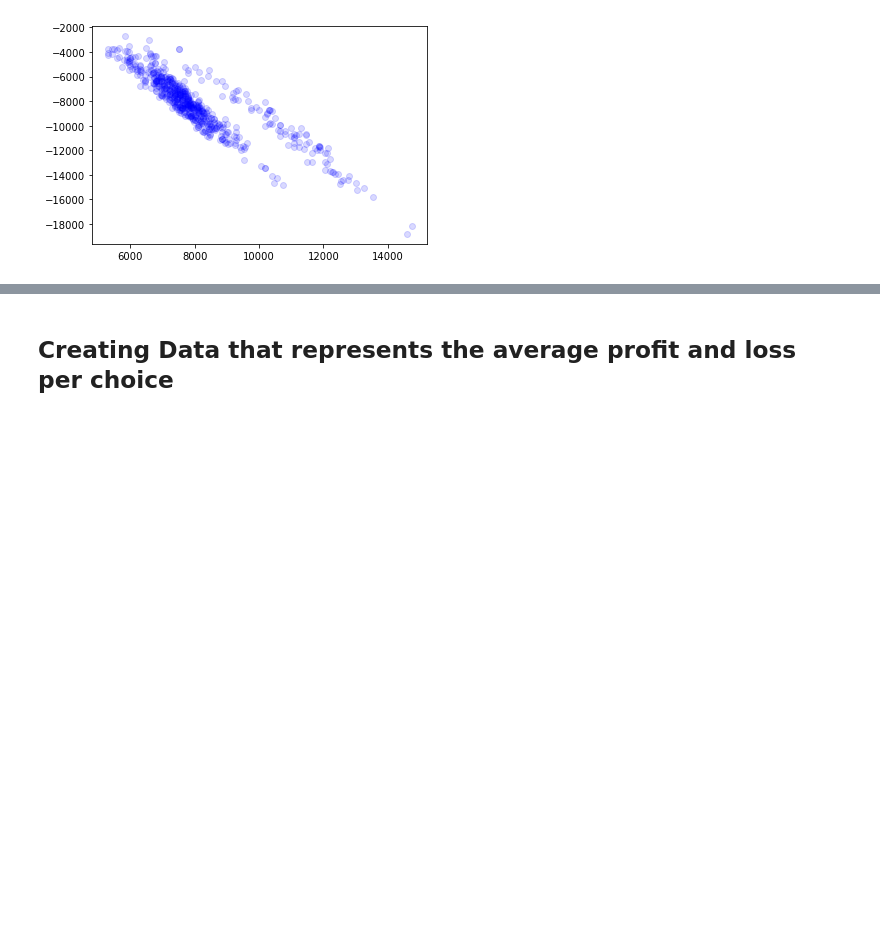
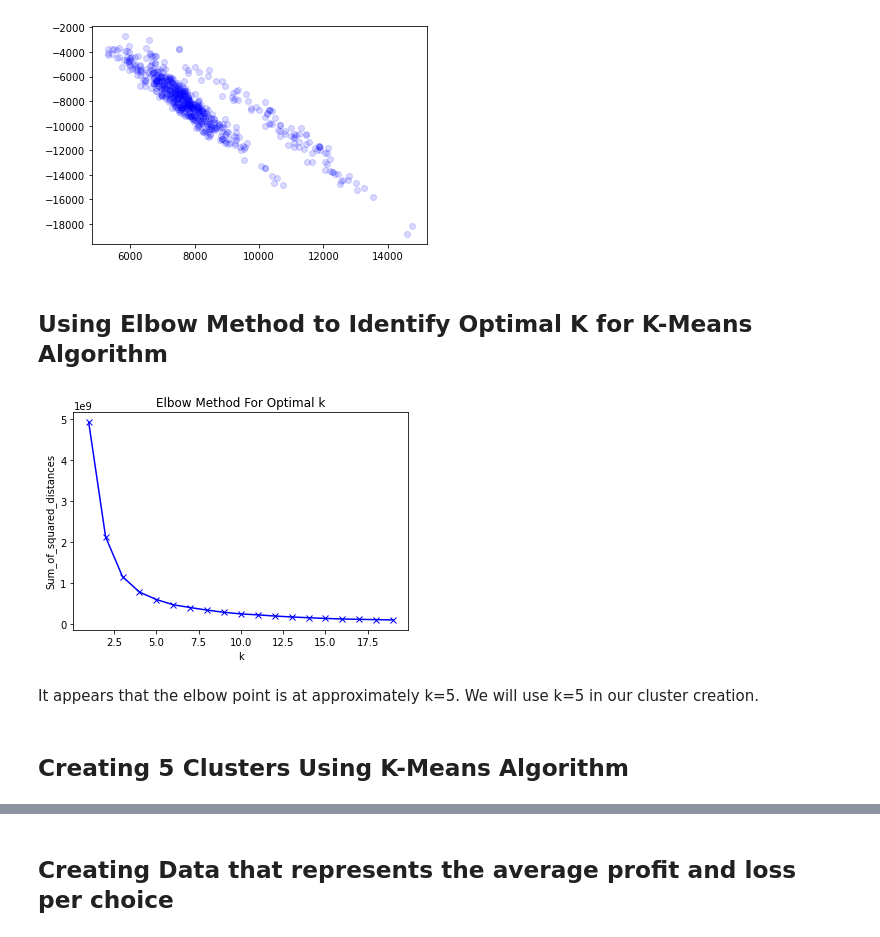
Before and after one commit to laramurphyyx/CA4015-gambling-task, a Jupyter notebook: jupyter-book/_build/html/_sources/Cluster 2 - Analysis of Profit and Loss by Study.ipynb, the cells around one changed output, grey strips where cells are left out. Saved outputs shown, nothing was run; the diff lists cells and outputs as text; code cells hidden in the pictures; blank space fills up the shorter version.

Commit message:
Adding final touches to Cluster 2 notebook

```diff
--- a/jupyter-book/_build/html/_sources/Cluster 2 - Analysis of Profit and Loss by Study.ipynb
+++ b/jupyter-book/_build/html/_sources/Cluster 2 - Analysis of Profit and Loss by Study.ipynb
@@ -88,3 +88,24 @@ plt.scatter(
 # %% [output]
 <matplotlib.collections.PathCollection at 0x...>
 [figure]
+# %% [markdown]
+## Using Elbow Method to Identify Optimal K for K-Means Algorithm
+# %%
+Sum_of_squared_distances = []
+K = range(1,20)
+for k in K:
+    km = KMeans(n_clusters=k)
+    km = km.fit(cluster_array)
+    Sum_of_squared_distances.append(km.inertia_)
+# %%
+plt.plot(K, Sum_of_squared_distances, 'bx-')
+plt.xlabel('k')
+plt.ylabel('Sum_of_squared_distances')
+plt.title('Elbow Method For Optimal k')
+plt.show()
+# %% [output]
+[figure, added]
+# %% [markdown]
+It appears that the elbow point is at approximately k=5. We will use k=5 in our cluster creation.
+# %% [markdown]
+## Creating 5 Clusters Using K-Means Algorithm
```
Also changed, not shown: parts of 11 cells of this notebook, 26 other files.
